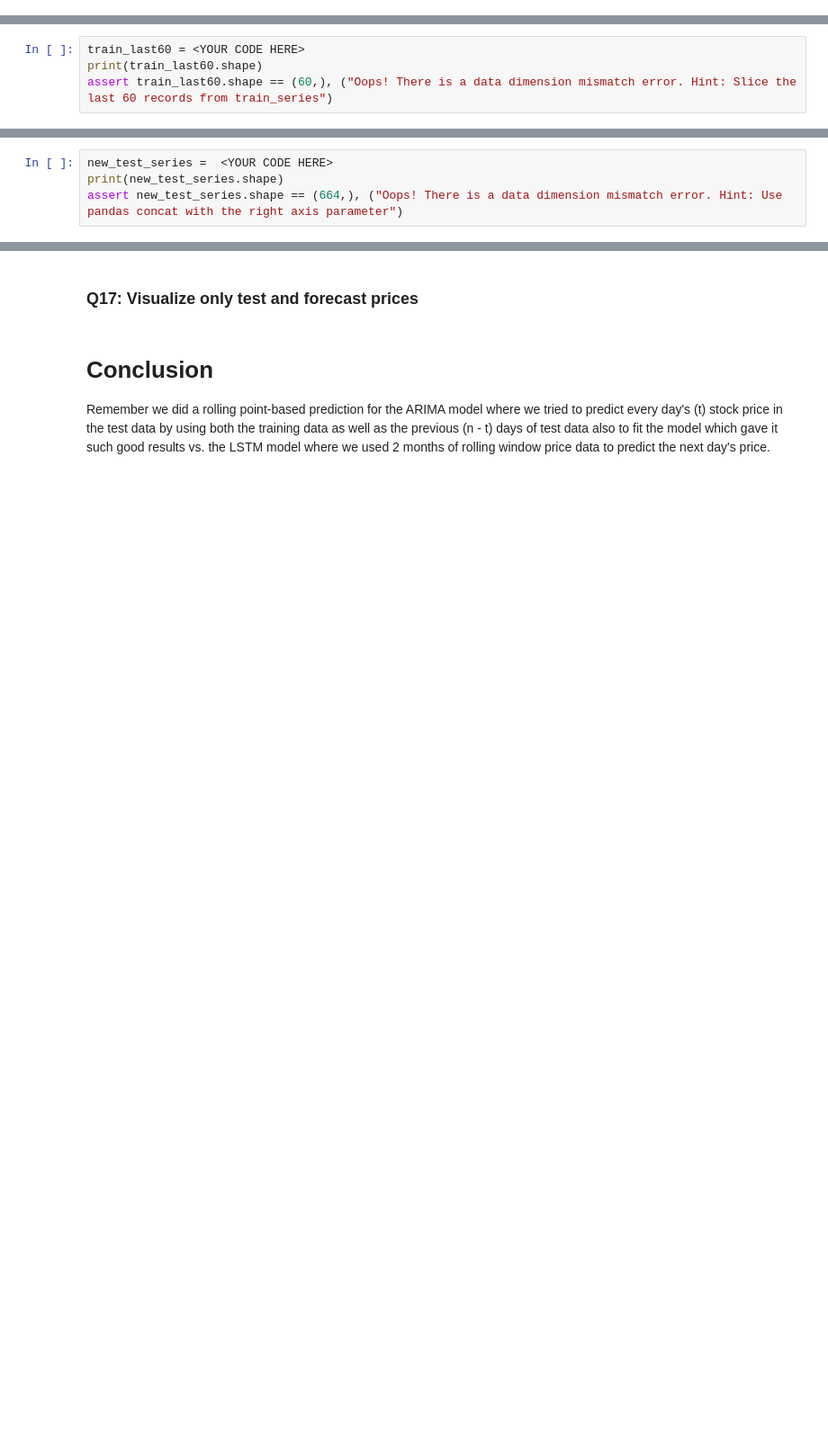
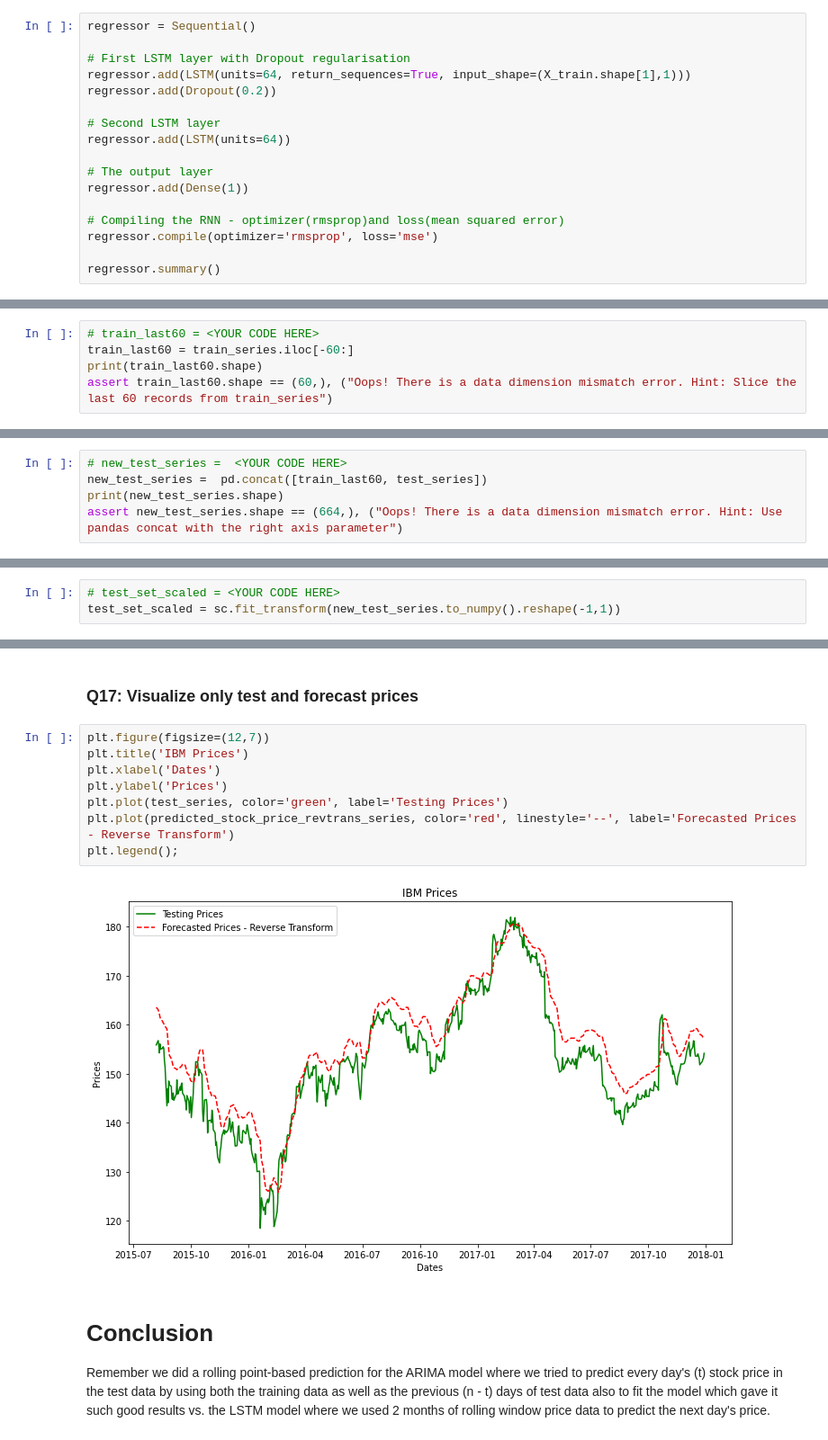
Before and after one commit to weboctave/mec-mini-projects, a Jupyter notebook: mec-18.5.1-time-series-analysis-mini-project/Mini_Project_Time_Series_Forecasting.ipynb, the cells around one changed output, grey strips where cells are left out. Shown at 90% size. Drawn from its saved outputs; the diff is of its cells as text; blank space fills up the shorter version.

Commit message:
Completed LSTM model

```diff
--- a/mec-18.5.1-time-series-analysis-mini-project/Mini_Project_Time_Series_Forecasting.ipynb
+++ b/mec-18.5.1-time-series-analysis-mini-project/Mini_Project_Time_Series_Forecasting.ipynb
@@ -693,0 +724,17 @@ regressor.summary()
+# %%
+regressor = Sequential()
+
+# First LSTM layer with Dropout regularisation
+regressor.add(LSTM(units=64, return_sequences=True, input_shape=(X_train.shape[1],1)))
+regressor.add(Dropout(0.2))
+
+# Second LSTM layer
+regressor.add(LSTM(units=64))
+
+# The output layer
+regressor.add(Dense(1))
+
+# Compiling the RNN - optimizer(rmsprop)and loss(mean squared error)
+regressor.compile(optimizer='rmsprop', loss='mse')
+
+regressor.summary()
@@ -707,6 +790,7 @@ Thus, the following steps have been performed so first 60 entires of test set ha
 # %% [markdown]
 ### Q14: Get the last 60 records from train_series
 # %%
-train_last60 = <YOUR CODE HERE>
+# train_last60 = <YOUR CODE HERE>
+train_last60 = train_series.iloc[-60:]
 print(train_last60.shape)
 assert train_last60.shape == (60,), ("Oops! There is a data dimension mismatch error. Hint: Slice the last 60 records from train_series")
@@ -717,6 +805,7 @@ test_series.shape
 
 Hint: Check pandas __`concat()`__
 # %%
-new_test_series =  <YOUR CODE HERE>
+# new_test_series =  <YOUR CODE HERE>
+new_test_series =  pd.concat([train_last60, test_series])
 print(new_test_series.shape)
 assert new_test_series.shape == (664,), ("Oops! There is a data dimension mismatch error. Hint: Use pandas concat with the right axis parameter")
@@ -729,3 +818,6 @@ test_set_scaled = <YOUR CODE HERE>
+# %%
+# test_set_scaled = <YOUR CODE HERE>
+test_set_scaled = sc.fit_transform(new_test_series.to_numpy().reshape(-1,1))
 # %% [markdown]
 ### Prepare Test dataset Windows of 60  days each
 # %%
@@ -769,5 +870,15 @@ plt.legend();
 # %% [markdown]
 ### Q17: Visualize only test and forecast prices
+# %%
+plt.figure(figsize=(12,7))
+plt.title('IBM Prices')
+plt.xlabel('Dates')
+plt.ylabel('Prices')
+plt.plot(test_series, color='green', label='Testing Prices')
+plt.plot(predicted_stock_price_revtrans_series, color='red', linestyle='--', label='Forecasted Prices - Reverse Transform')
+plt.legend();
+# %% [output]
+[figure, added]
 # %% [markdown]
 # Conclusion
 
```
Also changed, not shown: parts of 23 cells of this notebook, 1 other file.
